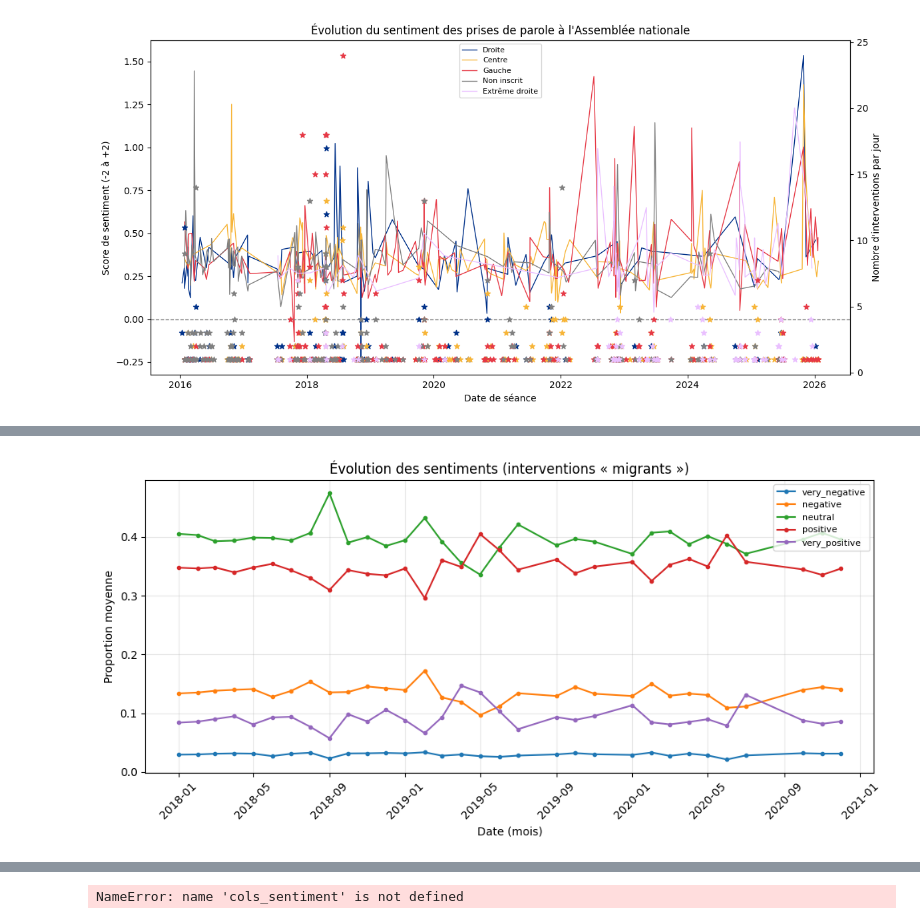
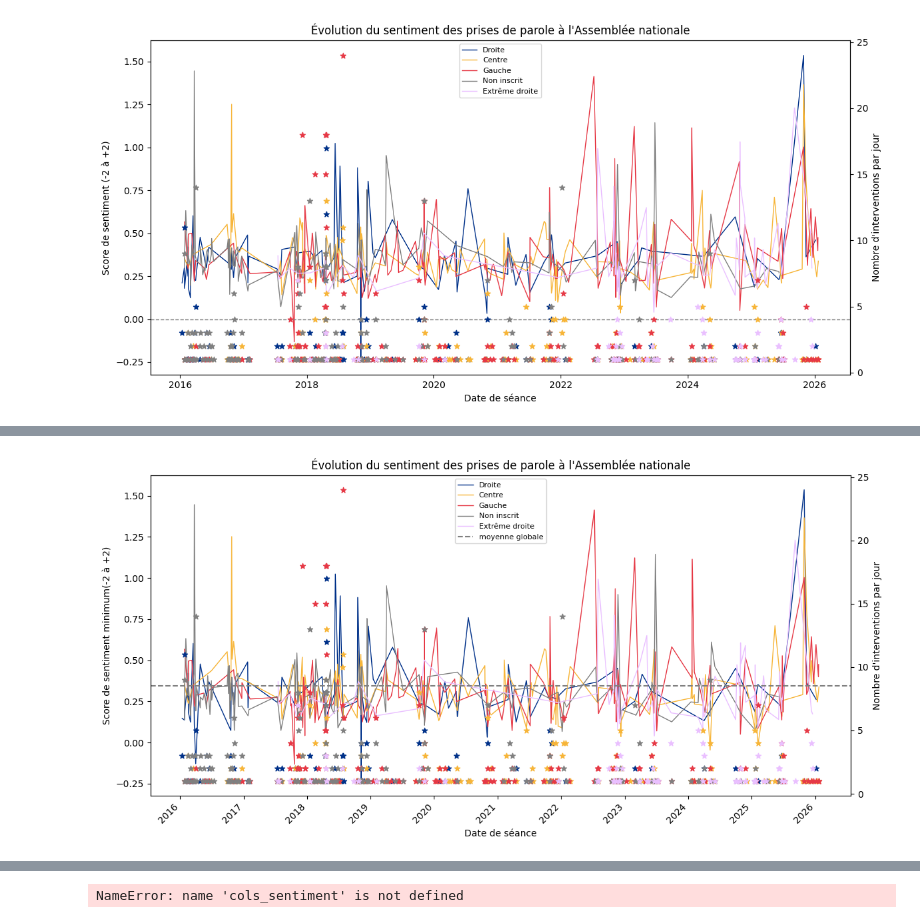
Before and after one commit to jul339/DataDebat, a Jupyter notebook: notebooks/view_sentiments_data_group.ipynb, the cells around one changed output, grey strips where cells are left out. Drawn from its saved outputs; the diff is of its cells as text; code cells hidden in the pictures.

Commit message:
last sentiments

```diff
--- a/notebooks/view_sentiments_data_group.ipynb
+++ b/notebooks/view_sentiments_data_group.ipynb
@@ -180,16 +151,34 @@ evo
-# %%
-import matplotlib.pyplot as plt
-
-fig, ax = plt.subplots(figsize=(10, 5))
-for col in cols_sentiment:
-    ax.plot(evo["periode"], evo[col], label=col, marker="o", markersize=3)
-ax.set_xlabel("Date (mois)")
-ax.set_ylabel("Proportion moyenne")
-ax.set_title("Évolution des sentiments (interventions « migrants »)")
-ax.legend(loc="upper right", fontsize=8)
-ax.grid(True, alpha=0.3)
-plt.xticks(rotation=45)
-plt.tight_layout()
-plt.show()
-# %% [output]
-[figure, removed]
+# %%
+from matplotlib import pyplot as plt
+import matplotlib.dates as mdates
+
+fig, ax = plt.subplots(figsize=(12, 6))
+ax2 = ax.twinx()
+
+# Moyenne ET count par date et groupe politique
+daily_per_group = (
+    df.groupby(["date_seance", "groupe_politique"])["sentiment_score"]
+    .agg(min="min",count="count")
+    .reset_index()
+)
+for gp in daily_per_group["groupe_politique"].unique():
+    d = daily_per_group[daily_per_group["groupe_politique"] == gp]
+    line, = ax.plot(d["date_seance"], d["min"], color=COULEURS[gp], linewidth=1, label=gp)
+    ax2.scatter(d["date_seance"], d["count"], color=COULEURS[gp], marker="*") #  alpha=0.5
+
+# Remplacer ax.axhline(0, ...) par :
+ax.axhline(df["sentiment_score"].mean(), linestyle="--", linewidth=1.5, color="gray", label="moyenne globale")
+
+
+ax.set_xlabel("Date de séance")
+ax.set_ylabel("Score de sentiment minimum(-2 à +2)")
+ax2.set_ylabel("Nombre d'interventions par jour")
+ax.set_title("Évolution du sentiment des prises de parole à l'Assemblée nationale")
+ax.legend(loc="best", fontsize=8)
+ax.xaxis.set_major_locator(mdates.YearLocator())
+ax.xaxis.set_major_formatter(mdates.DateFormatter("%Y"))
+plt.setp(ax.xaxis.get_majorticklabels(), rotation=45, ha="right")
+plt.tight_layout()
+plt.show()
+# %% [output]
+[figure, added]
```
Also changed, not shown: parts of 6 cells of this notebook, 1 other file.
